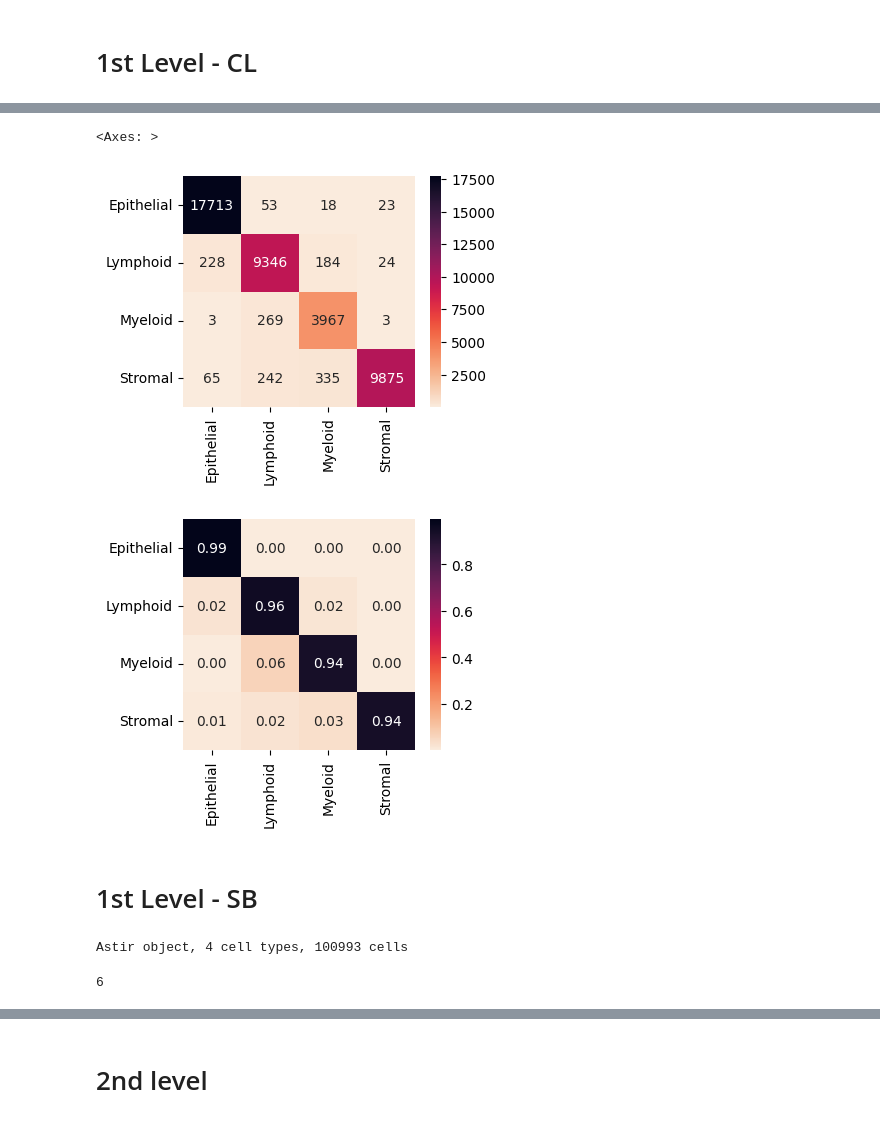
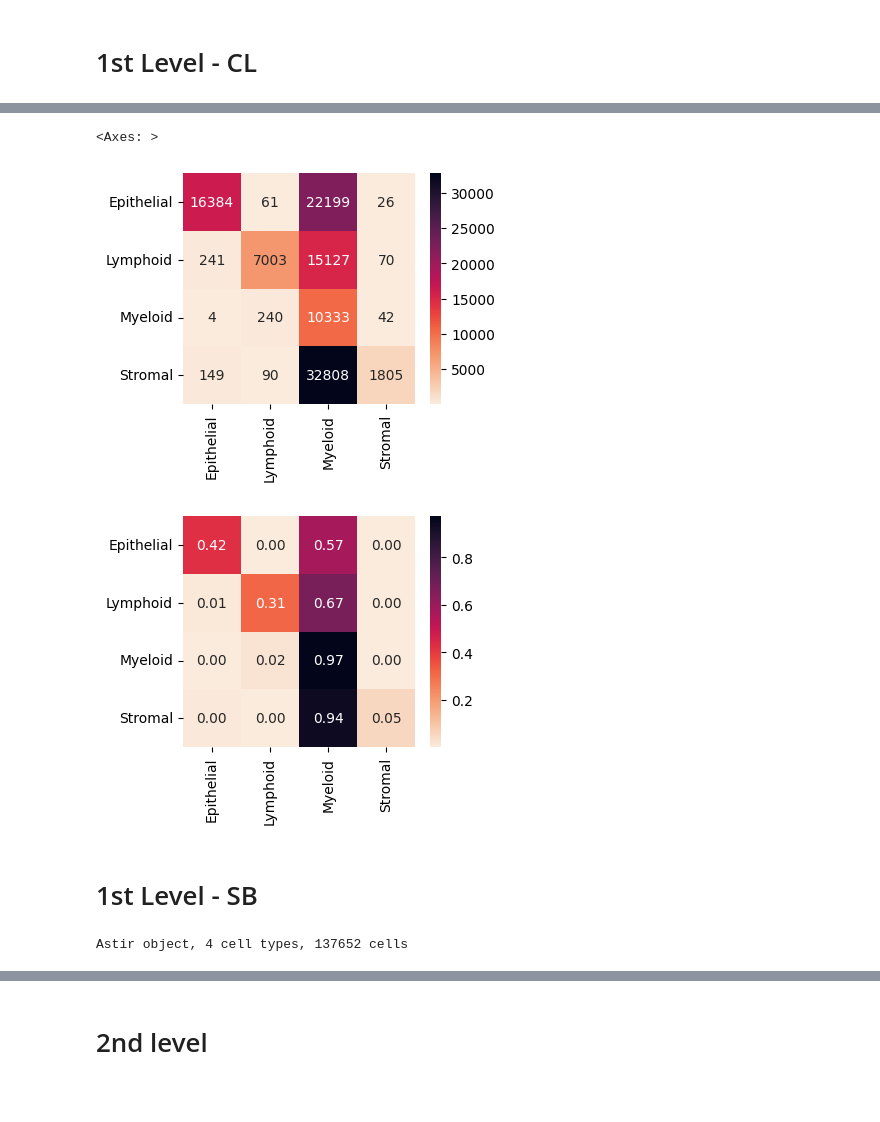
Before and after one commit to farkkilab/tribus, a Jupyter notebook: STELLAR_notebook_astir.ipynb, the cells around one changed output, grey strips where cells are left out. Saved outputs shown, nothing was run; the diff lists cells and outputs as text; code cells hidden in the pictures; blank space fills up the shorter version.

```diff
--- a/STELLAR_notebook_astir.ipynb
+++ b/STELLAR_notebook_astir.ipynb
@@ -15,5 +18,5 @@ from sklearn import metrics
 # %% [markdown]
 # 1st Level - CL
 # %%
-expression_mat_path= 'C:\\Users\\Public\\Farkkila_lab_datasets\\Tribus\\Test_case_data\\STELLAR\\input_data\\STELLAR_data_donor_004_upperlevel_CL_scaled.csv'
+expression_mat_path= 'C:\\Users\\Public\\Farkkila_lab_datasets\\Tribus\\Test_case_data\\STELLAR\\input_data\\STELLAR_data_donor_004_upperlevel_CL.csv'
 yaml_marker_path = "C:\\Users\\Public\\Farkkila_lab_datasets\\Tribus\\Test_case_data\\STELLAR\\cell_type_descr_astir.yml"
@@ -31,0 +44,16 @@ print(len(np.unique(cell_types)))
+# %%
+# Create batch size proportional to the number of cells
+
+N = ast.get_type_dataset().get_exprs_df().shape[0]
+batch_size = int(N/100)
+# Number of training epochs
+max_epochs = 1000
+# Set learning rate
+learning_rate = 2e-3
+# Set initial epochs
+initial_epochs = 3
+
+ast.fit_type(max_epochs = max_epochs,
+             batch_size = batch_size,
+             learning_rate = learning_rate,
+             n_init_epochs = initial_epochs)
@@ -31,0 +68,2 @@ print(len(np.unique(cell_types)))
+# %%
+Astir_result = ast.get_celltypes()
@@ -32,27 +83,27 @@ print(len(np.unique(cell_types)))
 # %%
 # "original_labels" list of the "ground_truth labels"
 
 sample_data = pd.read_csv(expression_mat_path,low_memory=False)
 original_labels = np.array(sample_data["cell_type_upperlevel"]).tolist()
-astrir_labels = list(cell_types["cell_type"])
+astir_labels = list(Astir_result["cell_type"])
 original_label_types = np.unique(original_labels)
-tribus_labels = [ 'other_Global' if label == 'Unknown' or label == 'Other' else label for label in astrir_labels]
+tribus_labels = [ 'other_Global' if label == 'Unknown' or label == 'Other' else label for label in astir_labels]
 
-cm = metrics.confusion_matrix(original_labels, astrir_labels, labels=original_label_types)
+cm = metrics.confusion_matrix(original_labels, astir_labels, labels=original_label_types)
 df_cm = pd.DataFrame(cm, index = original_label_types,
                   columns = original_label_types)
-fig, ax = plt.subplots(figsize = (len(np.unique(astrir_labels))*0.625, len(np.unique(astrir_labels))*0.5))         # Sample figsize in inches
+fig, ax = plt.subplots(figsize = (len(np.unique(astir_labels))*0.625, len(np.unique(astir_labels))*0.5))         # Sample figsize in inches
 sns.heatmap(df_cm, fmt='g', annot=True, cmap=sns.cm.rocket_r)
 
 cmn = cm.astype('float') / cm.sum(axis=1)[:, np.newaxis]
 df_cmn = pd.DataFrame(cmn, index = original_label_types,
                   columns = original_label_types)
-fig, ax = plt.subplots(figsize = (len(np.unique(astrir_labels))*0.625, len(np.unique(astrir_labels))*0.5))
+fig, ax = plt.subplots(figsize = (len(np.unique(astir_labels))*0.625, len(np.unique(astir_labels))*0.5))
 sns.heatmap(df_cmn, fmt=".2f", annot=True, cmap=sns.cm.rocket_r)
 # %% [output]
 <Axes: >
-[figure, old version]
+[figure, new version]
-[figure, old version]
+[figure, new version]
 # %% [markdown]
 # 1st Level - SB
 # %%
@@ -60,6 +111 @@ expression_mat_path= 'C:\\Users\\Public\\Farkkila_lab_datasets\\Tribus\\Test_cas
 yaml_marker_path = "C:\\Users\\Public\\Farkkila_lab_datasets\\Tribus\\Test_case_data\\STELLAR\\cell_type_descr_astir.yml"
-# %%
-ast = from_csv_yaml(expression_mat_path, marker_yaml=yaml_marker_path)
-print(ast)
-# %% [output]
-Astir object, 4 cell types, 100993 cells
@@ -68,5 +112,21 @@ ast.fit_type(max_epochs=10, n_init=3, n_init_epochs=2)
-# %%
-cell_types = ast.get_celltypes()
-print(len(np.unique(cell_types)))
-# %% [output]
-6
+# %%
+# ast = from_csv_yaml(expression_mat_path, marker_yaml=yaml_marker_path)
+df_gex = pd.read_csv(expression_mat_path, low_memory=False)
+cols = ['MUC2', 'SOX9', 'MUC1', 'CD31', 'Synapto', 'CD49f', 'CD15',
+       'CHGA', 'CDX2', 'ITLN1', 'CD4', 'CD127', 'Vimentin', 'HLADR',
+       'CD8', 'CD11c', 'CD44', 'CD16', 'BCL2', 'CD3', 'CD123', 'CD38',
+       'CD90', 'aSMA', 'CD21', 'NKG2D', 'CD66', 'CD57', 'CD206', 'CD68',
+       'CD34', 'aDef5', 'CD7', 'CD36', 'CD138', 'CD45RO', 'Cytokeratin',
+       'CK7', 'CD117', 'CD19', 'Podoplanin', 'CD45', 'CD56', 'CD69',
+       'Ki67', 'CD49a', 'CD163', 'CD161']
+
+df_gex = df_gex[cols]
+scaler = MinMaxScaler()
+df_gex.loc[:,(cols)] = scaler.fit_transform(df_gex[cols])
+from astir.astir import Astir
+with open(yaml_marker_path, "r") as stream:
+    marker_dict = yaml.safe_load(stream)
+ast = Astir(df_gex, marker_dict)
+print(ast)
+# %% [output]
+Astir object, 4 cell types, 137652 cells
```
Also changed, not shown: parts of 24 cells of this notebook, 3 other files.
